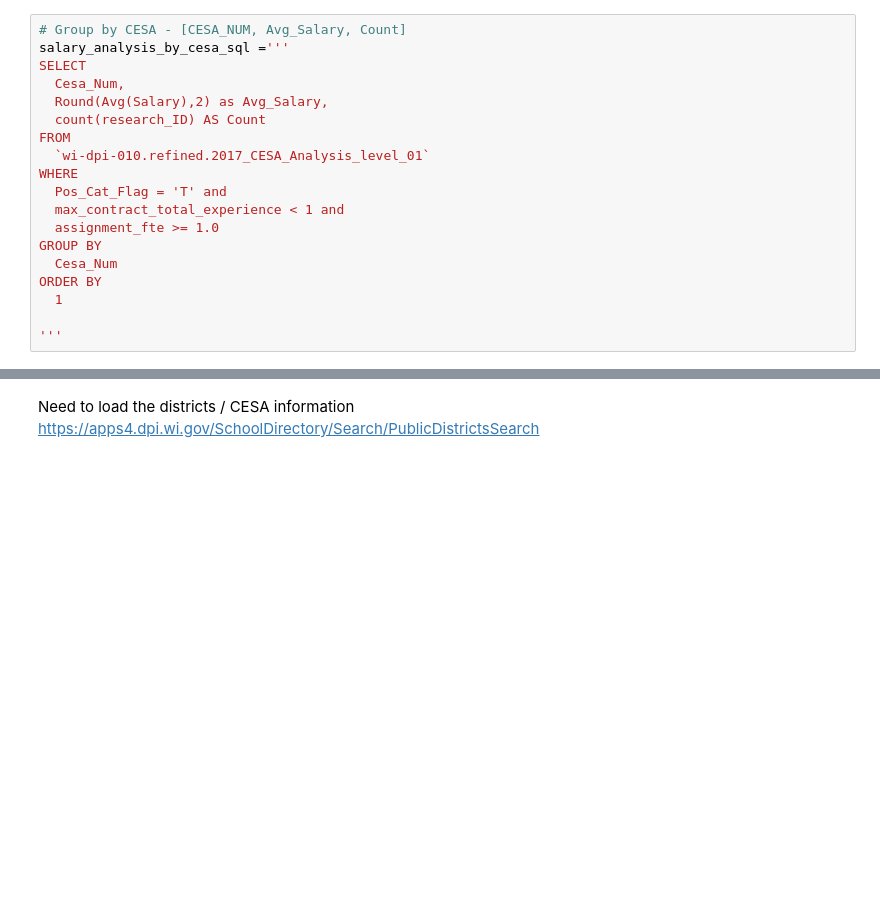
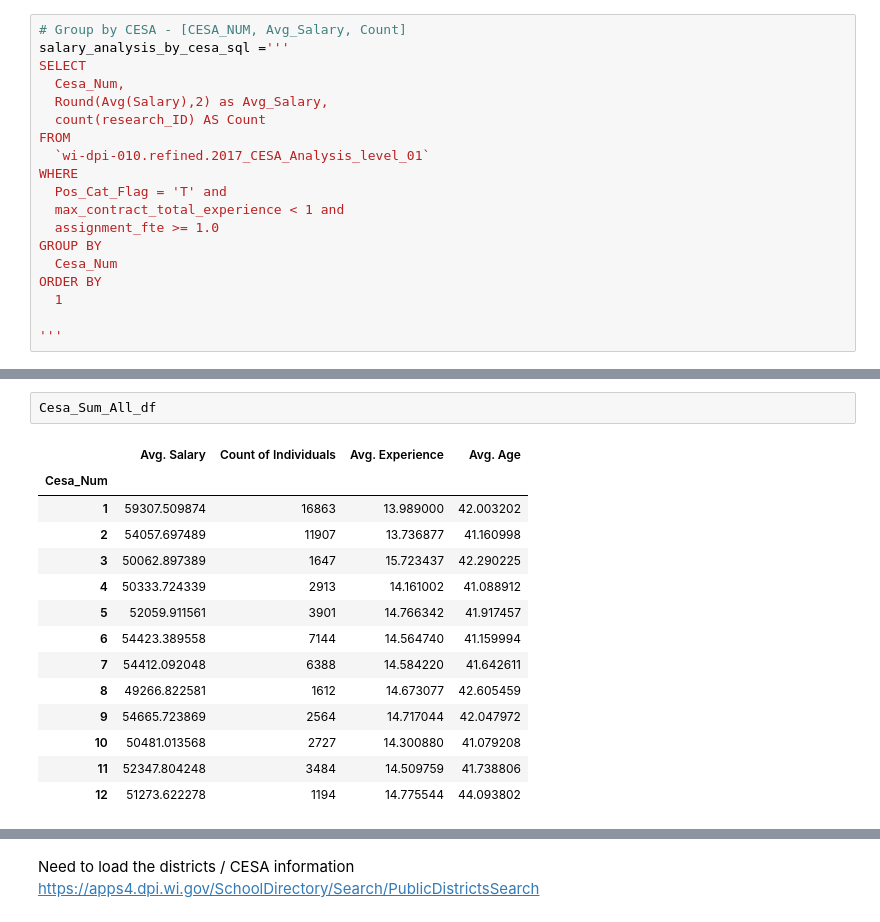
Before and after one commit to j-buss/wi-dpi, a Jupyter notebook: blog/5_A_Geographic_Descriptive_Analytics.ipynb, the cells around one changed output, grey strips where cells are left out. Drawn from its saved outputs; the diff is of its cells as text; blank space fills up the shorter version.

```diff
--- a/blog/5_A_Geographic_Descriptive_Analytics.ipynb
+++ b/blog/5_A_Geographic_Descriptive_Analytics.ipynb
@@ -159,0 +182,17 @@ Name: Count, dtype: int64
+# %%
+Cesa_Sum_All_df
+# %% [output]
+|  | Avg. Salary | Count of Individuals | Avg. Experience | Avg. Age |
+| Cesa_Num |  |  |  |  |
+| 1 | 59307.509874 | 16863 | 13.989000 | 42.003202 |
+| 2 | 54057.697489 | 11907 | 13.736877 | 41.160998 |
+| 3 | 50062.897389 | 1647 | 15.723437 | 42.290225 |
+| 4 | 50333.724339 | 2913 | 14.161002 | 41.088912 |
+| 5 | 52059.911561 | 3901 | 14.766342 | 41.917457 |
+| 6 | 54423.389558 | 7144 | 14.564740 | 41.159994 |
+| 7 | 54412.092048 | 6388 | 14.584220 | 41.642611 |
+| 8 | 49266.822581 | 1612 | 14.673077 | 42.605459 |
+| 9 | 54665.723869 | 2564 | 14.717044 | 42.047972 |
+| 10 | 50481.013568 | 2727 | 14.300880 | 41.079208 |
+| 11 | 52347.804248 | 3484 | 14.509759 | 41.738806 |
+| 12 | 51273.622278 | 1194 | 14.775544 | 44.093802 |
```
Also changed, not shown: parts of 11 cells of this notebook.
